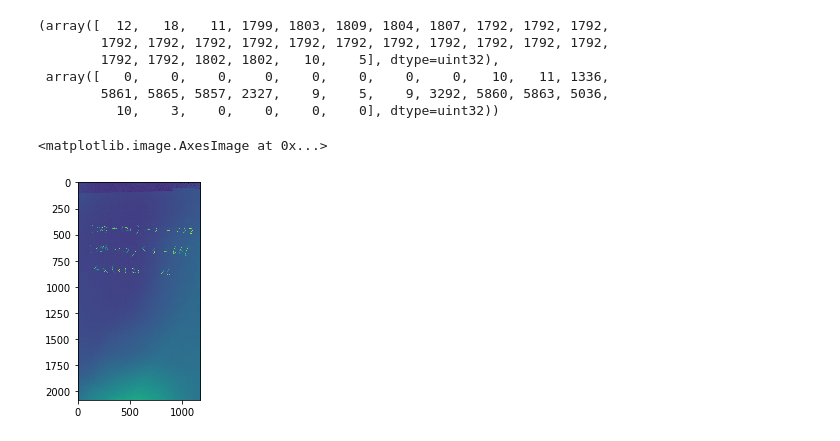
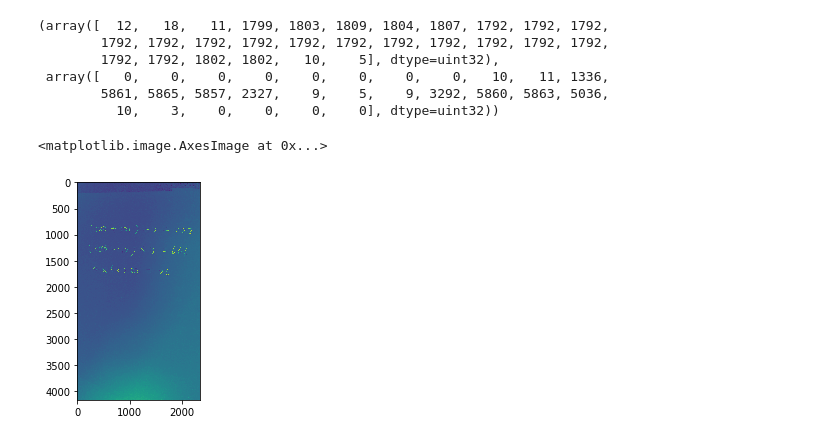
Before and after one commit to lianxiaolei/wonderful, a Jupyter notebook: notebook/test.ipynb, the cells around one changed output. Cells and saved outputs as stored; diff of their text form; code cells hidden in the pictures.

```diff
--- a/notebook/test.ipynb
+++ b/notebook/test.ipynb
@@ -189,13 +189,12 @@ np.sum(im, axis=0), np.sum(im, axis=1)
         5861, 5865, 5857, 2327,    9,    5,    9, 3292, 5860, 5863, 5036,
           10,    3,    0,    0,    0,    0], dtype=uint32))
 # %%
-img = cv2.pyrDown(cv2.imread("../images/111.jpg", cv2.IMREAD_GRAYSCALE))
+img = cv2.imread("../images/111.jpg", cv2.IMREAD_GRAYSCALE)
 img = 255 - img
 # img[img < 128] = 0
 # img = img / 255.0
+plt.imshow(img)
+# %% [output]
+<matplotlib.image.AxesImage at 0x...>
+[figure, added]
-# %%
-plt.imshow(img)
-# %% [output]
-<matplotlib.image.AxesImage at 0x...>
-[figure, removed]
 # %%
```
Also changed, not shown: parts of 4 cells of this notebook, 8 other files.
